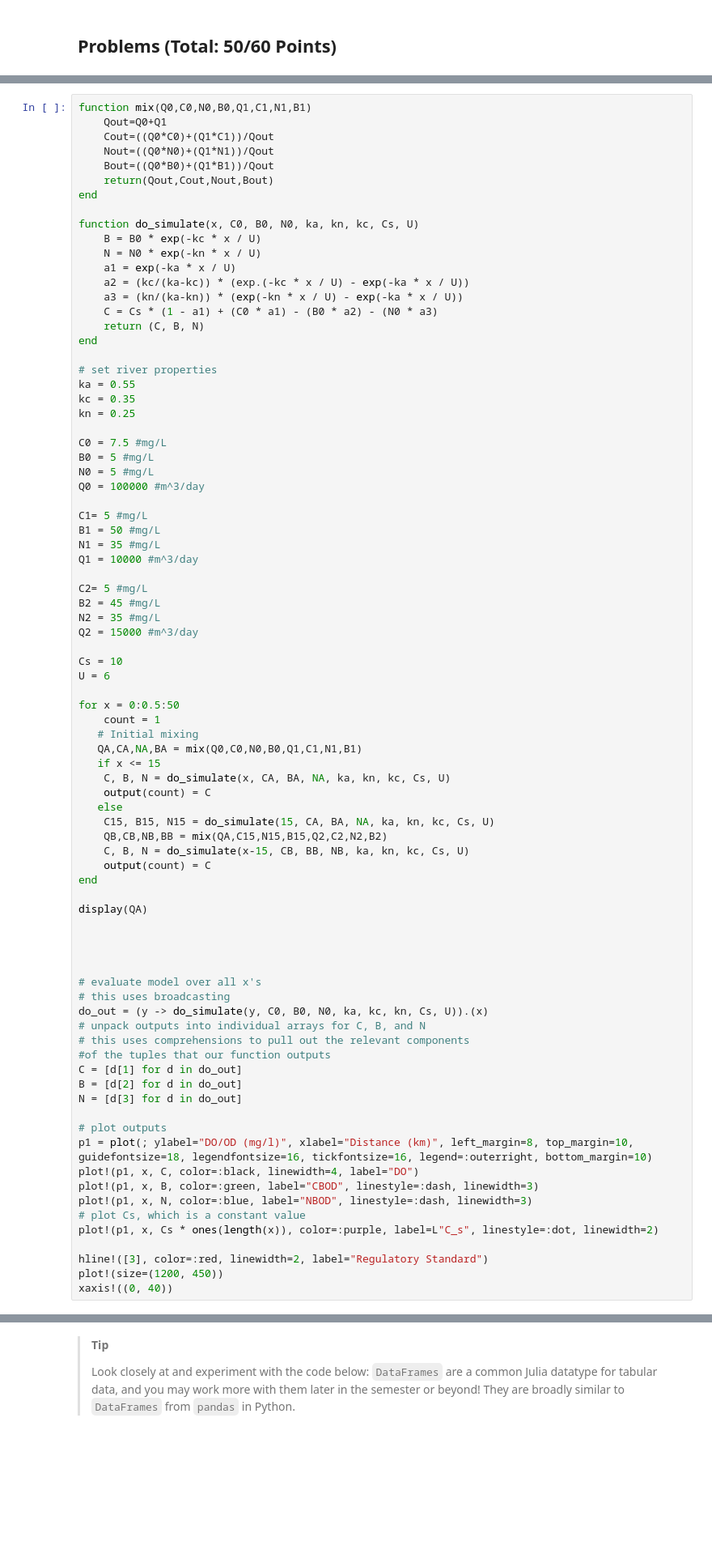
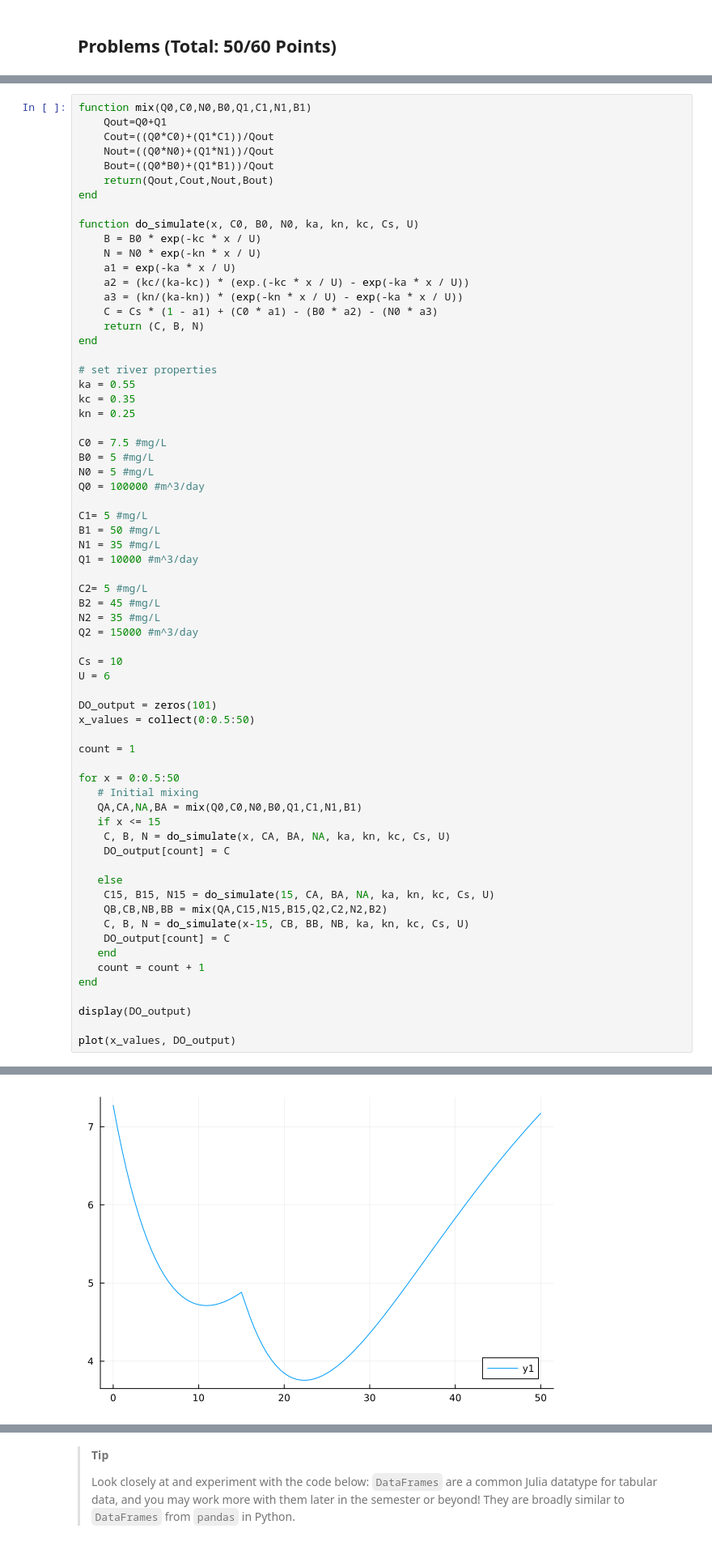
Before and after one commit to BEE4750-FA24/hw3-last-three-braincells, a Jupyter notebook: hw03.ipynb, the cells around one changed output, grey strips where cells are left out. Shown: that part at 81% size. Drawn from its saved outputs; the diff is of its cells as text; blank space fills up the shorter version.

Commit message:
plot

```diff
--- a/hw03.ipynb
+++ b/hw03.ipynb
@@ -137,44 +137,28 @@ Q2 = 15000 #m^3/day
 Cs = 10
 U = 6
 
+DO_output = zeros(101)
+x_values = collect(0:0.5:50)
+
+count = 1
+
 for x = 0:0.5:50
-    count = 1
    # Initial mixing
    QA,CA,NA,BA = mix(Q0,C0,N0,B0,Q1,C1,N1,B1)
    if x <= 15
     C, B, N = do_simulate(x, CA, BA, NA, ka, kn, kc, Cs, U)
-    output(count) = C
+    DO_output[count] = C
+
    else
     C15, B15, N15 = do_simulate(15, CA, BA, NA, ka, kn, kc, Cs, U)
     QB,CB,NB,BB = mix(QA,C15,N15,B15,Q2,C2,N2,B2)
     C, B, N = do_simulate(x-15, CB, BB, NB, ka, kn, kc, Cs, U)
-    output(count) = C
+    DO_output[count] = C
+   end
+   count = count + 1
 end
 
-display(QA)
+display(DO_output)
 
-
-
-
-# evaluate model over all x's
-# this uses broadcasting
-do_out = (y -> do_simulate(y, C0, B0, N0, ka, kc, kn, Cs, U)).(x)
-# unpack outputs into individual arrays for C, B, and N
-# this uses comprehensions to pull out the relevant components
-#of the tuples that our function outputs
-C = [d[1] for d in do_out]
-B = [d[2] for d in do_out]
-N = [d[3] for d in do_out]
-
-# plot outputs
-p1 = plot(; ylabel="DO/OD (mg/l)", xlabel="Distance (km)", left_margin=8, top_margin=10, guidefontsize=18, legendfontsize=16, tickfontsize=16, legend=:outerright, bottom_margin=10)
-plot!(p1, x, C, color=:black, linewidth=4, label="DO")
-plot!(p1, x, B, color=:green, label="CBOD", linestyle=:dash, linewidth=3)
-plot!(p1, x, N, color=:blue, label="NBOD", linestyle=:dash, linewidth=3)
-# plot Cs, which is a constant value
-plot!(p1, x, Cs * ones(length(x)), color=:purple, label=L"C_s", linestyle=:dot, linewidth=2)
-
-hline!([3], color=:red, linewidth=2, label="Regulatory Standard")
-plot!(size=(1200, 450))
-xaxis!((0, 40))
+plot(x_values, DO_output)
 # %% [output]
@@ -182,3 +182,4 @@ UndefVarError: UndefVarError: `Qout` not defined
+[figure, added]
 # %% [markdown]
 ### Problem 2 (20 points)
 
```
Also changed, not shown: parts of 1 cell of this notebook.
